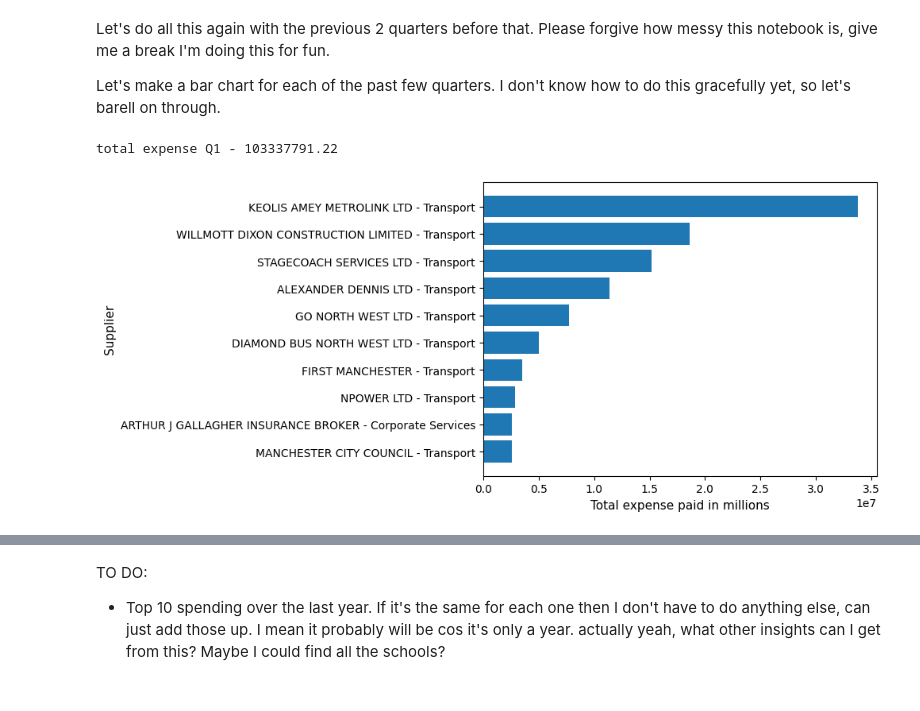
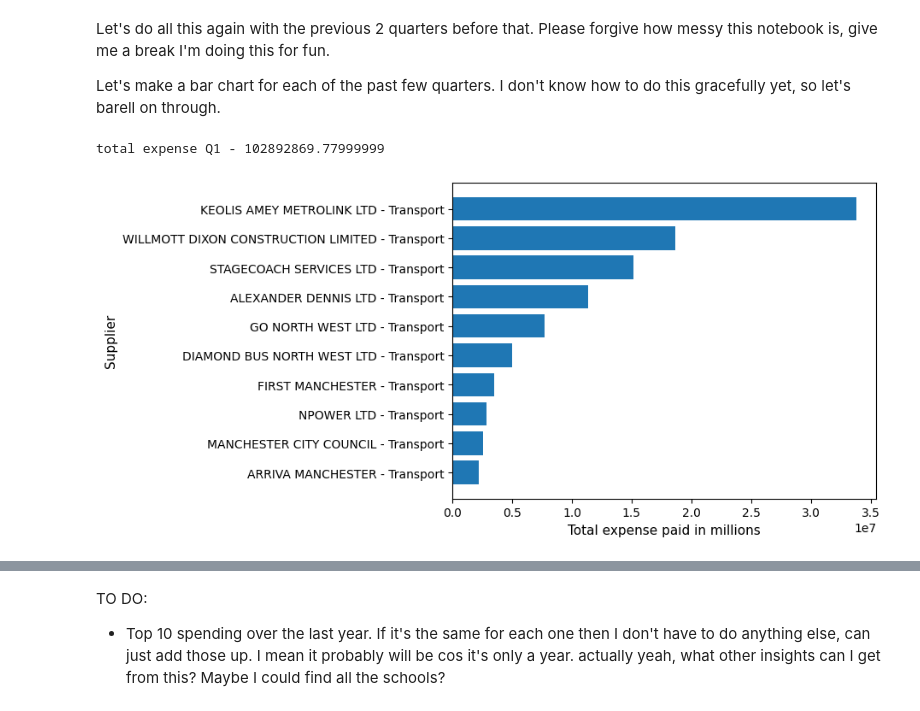
Before and after one commit to RamiYasir/I-Like-Trains, a Jupyter notebook: analysis.ipynb, the cells around one changed output, grey strips where cells are left out. Saved outputs shown, nothing was run; the diff lists cells and outputs as text; code cells hidden in the pictures.

Commit message:
ugly repeats of code and top 10 for each quarter past year (also weird that there's £0 payments made and reported here?)

```diff
--- a/analysis.ipynb
+++ b/analysis.ipynb
@@ -56,9 +56,9 @@ display(suppliers_and_expenses_df)
 # %% [markdown]
 And in order of most expensive to least. This data has some entries that were under £500, which I can segregate out to another data frame.
 # %%
-suppliers_sorted_by_expense_q3_23 = suppliers_and_expenses_df.sort_values(by="Expense", ascending=False)
-suppliers_sorted_by_expense_q3_23.reset_index()
-display(suppliers_sorted_by_expense_q3_23)
+suppliers_sorted_by_expense_q4_23 = suppliers_and_expenses_df.sort_values(by="Expense", ascending=False)
+suppliers_sorted_by_expense_q4_23.reset_index()
+display(suppliers_sorted_by_expense_q4_23)
 # %% [output]
 |  | Supplier | Service | Expense |
 | 43 | KEOLIS AMEY METROLINK LTD | Transport | 33783820.04 |
@@ -79,7 +79,7 @@ SUPPLIER = 0
 SERVICE = 1
 EXPENSE = 2
 
-values_from_columns = create_lists_from_columns(df=suppliers_sorted_by_expense_q3_23, limit=10, all_columns=["Supplier", "Service", "Expense"])
+values_from_columns = create_lists_from_columns(df=suppliers_sorted_by_expense_q4_23, limit=10, all_columns=["Supplier", "Service", "Expense"])
 
 i = 0
 y_values = []
@@ -107,36 +107,48 @@ Let's do all this again with the previous 2 quarters before that. Please forgive
 
 Let's make a bar chart for each of the past few quarters. I don't know how to do this gracefully yet, so let's barell on through.
 # %%
-qt3_23_df = pd.read_csv('resources/sanitised-data-2223Qtr4Payments.csv')
+qt4_23_df = pd.read_csv('resources/sanitised-data-2223Qtr4Payments.csv')
 
-suppliers_sorted_by_expense_q3_23 = suppliers_and_expenses_df.sort_values(by="Expense", ascending=False)
+suppliers = sort_suppliers_by_service_area(qt4_23_df)
+
+expenses_per_supplier = {"Supplier": [], "Service": [], "Expense": []}
+for service in suppliers.keys():
+    for supplier in suppliers[service]:
+        expenses_per_supplier["Supplier"].append(supplier)
+        expenses_per_supplier["Service"].append(service)
+        expenses_per_supplier["Expense"].append(total_expenses_per_supplier(df, supplier))
+
+suppliers_and_expenses_df = pd.DataFrame.from_dict(expenses_per_supplier)
+display(suppliers_and_expenses_df)
+
+suppliers_sorted_by_expense_q4_23 = suppliers_and_expenses_df.sort_values(by="Expense", ascending=False)
 
 # All ugly repeat code.
 # declare consts for ease of reading
 SUPPLIER = 0
 SERVICE = 1
 EXPENSE = 2
 
-values_from_columns = create_lists_from_columns(df=suppliers_sorted_by_expense_q3_23, limit=10, all_columns=["Supplier", "Service", "Expense"])
+values_from_columns = create_lists_from_columns(df=suppliers_sorted_by_expense_q4_23, limit=10, all_columns=["Supplier", "Service", "Expense"])
 
 i = 0
 y_values = []
 while i < len(values_from_columns[SUPPLIER]):
     new_value = f"{values_from_columns[SUPPLIER][i]} - {values_from_columns[SERVICE][i]}"
     y_values.append(new_value)
     i += 1
 
 # print total expenses
 total_expense = 0
 for expense in values_from_columns[EXPENSE]:
     total_expense += expense
 print(f"total expense Q1 - {total_expense}")
 
 # plot ugly bar chart
 plt.barh(y_values, values_from_columns[EXPENSE])
 plt.ylabel('Supplier', fontsize=11)
 plt.xlabel('Total expense paid in millions', fontsize=11)
 plt.gca().invert_yaxis()
 # %% [output]
-total expense Q1 - 103337791.22
+total expense Q1 - 102892869.77999999
-[figure, old version]
+[figure, new version]
```
Also changed, not shown: parts of 4 cells of this notebook, 11 other files.
